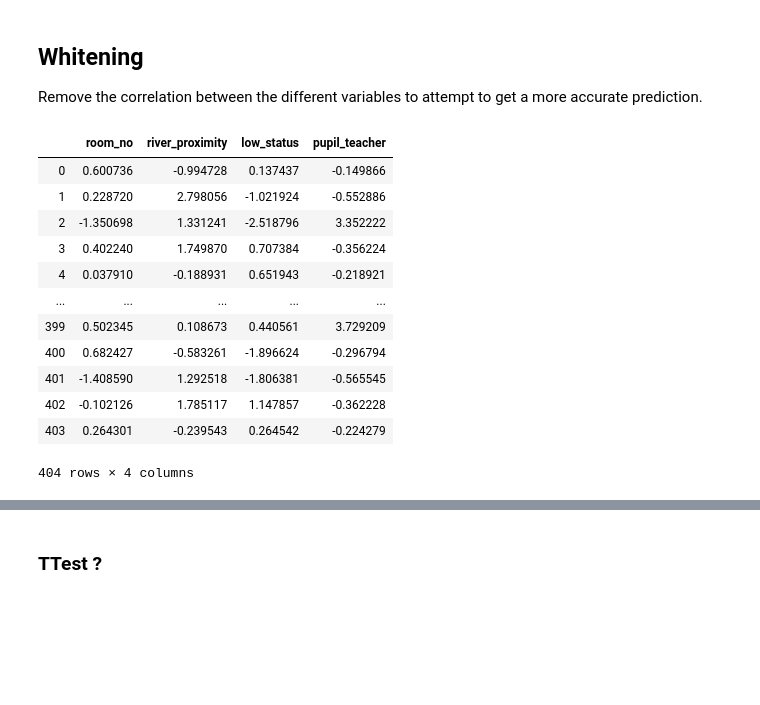
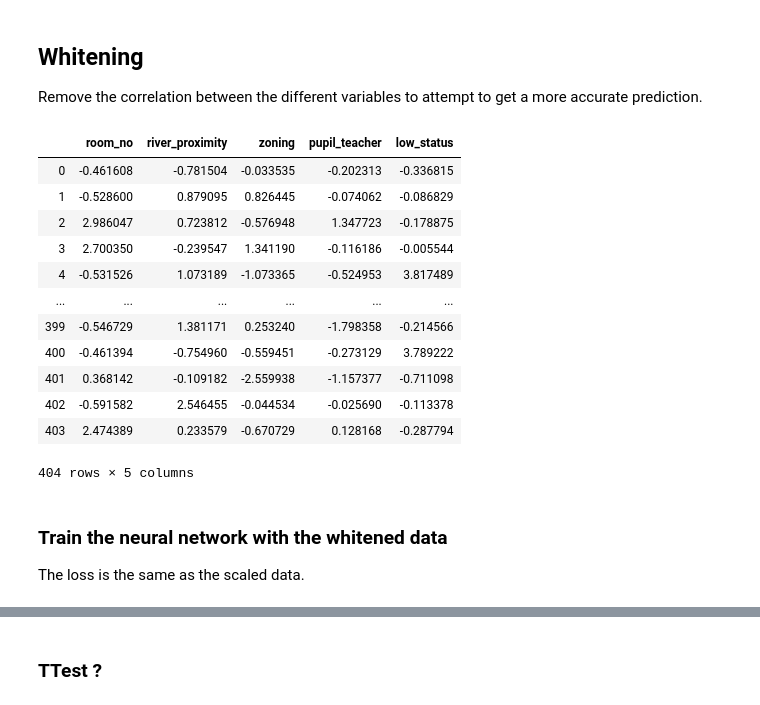
Before and after one commit to joanh3aly/boston-house-prices, a Jupyter notebook: boston-house-prices-analysis.ipynb, the cells around one changed output, grey strips where cells are left out. Drawn from its saved outputs; the diff is of its cells as text; code cells hidden in the pictures; blank space fills up the shorter version.

Commit message:
Updated scaling and whitening/ added more explanations

```diff
--- a/boston-house-prices-analysis.ipynb
+++ b/boston-house-prices-analysis.ipynb
@@ -587,6 +539,6 @@ based on the distance from the river and number of rooms.
 # %%
-# create a dataframe of inputs based on the distance from the river and number of rooms, the population status, and pupil teacher ratio.
-d = {'room_no': boston['RM'], 'river_proximity': boston['coded_chas'], 'low_status': boston['LSTAT'], 'pupil_teacher':boston['PTRATIO']}
+# d = {'room_no': boston['RM'], 'river_proximity': boston['coded_chas'], 'zoning': boston['ZN'], 'low_status': boston['LSTAT'], 'pupil_teacher':boston['PTRATIO']}
+d = {'room_no': boston['RM'], 'river_proximity': boston['coded_chas'], 'zoning': boston['ZN'], 'pupil_teacher':boston['PTRATIO'], 'low_status': boston['LSTAT'], 'low_status': boston['LSTAT']}
 # d = {'rm': boston['RM'], 'encoded_chas': boston['coded_chas']}
 inputs_df = pd.DataFrame(data=d)
 inputs_df
@@ -685,7 +635,7 @@ Name: 176, dtype: float64
 model = kr.models.Sequential()
 
 # linear activation because the median house value is an integer, not a value between 0 and 1
-model.add(kr.layers.Dense(100, input_dim=4, activation="tanh")) # relu/sigmoid/linear/tanh
+model.add(kr.layers.Dense(100, input_dim=5, activation="tanh")) # relu/sigmoid/linear/tanh
 model.add(kr.layers.Dense(40, activation="linear"))
 model.add(kr.layers.Dense(40, activation="linear"))
 model.add(kr.layers.Dense(10, activation="linear"))
@@ -793,4 +741,4 @@ model.compile(loss="mean_squared_error", optimizer="adam")
 # %%
-model.fit(inputs_train, outputs_train, epochs=100, batch_size=10)
+model.fit(inputs_train_scaled, outputs_train, epochs=100, batch_size=10)
 # %% [output]
 Epoch 1/100
@@ -848,24 +810,24 @@ Remove the correlation between the different variables to attempt to get a more
 # %%
 import sklearn.decomposition as dec
 
-pca = dec.PCA(n_components=4, whiten=True)
+pca = dec.PCA(n_components=5, whiten=True)
 pca.fit(inputs_train)
 inputs_train_white = pd.DataFrame(pca.transform(inputs_train), columns=inputs_train.columns)
 inputs_train_white
 # %% [output]
-|  | room_no | river_proximity | low_status | pupil_teacher |
-| 0 | 0.600736 | -0.994728 | 0.137437 | -0.149866 |
-| 1 | 0.228720 | 2.798056 | -1.021924 | -0.552886 |
-| 2 | -1.350698 | 1.331241 | -2.518796 | 3.352222 |
-| 3 | 0.402240 | 1.749870 | 0.707384 | -0.356224 |
-| 4 | 0.037910 | -0.188931 | 0.651943 | -0.218921 |
-| ... | ... | ... | ... | ... |
-| 399 | 0.502345 | 0.108673 | 0.440561 | 3.729209 |
-| 400 | 0.682427 | -0.583261 | -1.896624 | -0.296794 |
-| 401 | -1.408590 | 1.292518 | -1.806381 | -0.565545 |
-| 402 | -0.102126 | 1.785117 | 1.147857 | -0.362228 |
-| 403 | 0.264301 | -0.239543 | 0.264542 | -0.224279 |
+|  | room_no | river_proximity | zoning | pupil_teacher | low_status |
+| 0 | -0.461608 | -0.781504 | -0.033535 | -0.202313 | -0.336815 |
+| 1 | -0.528600 | 0.879095 | 0.826445 | -0.074062 | -0.086829 |
+| 2 | 2.986047 | 0.723812 | -0.576948 | 1.347723 | -0.178875 |
+| 3 | 2.700350 | -0.239547 | 1.341190 | -0.116186 | -0.005544 |
+| 4 | -0.531526 | 1.073189 | -1.073365 | -0.524953 | 3.817489 |
+| ... | ... | ... | ... | ... | ... |
+| 399 | -0.546729 | 1.381171 | 0.253240 | -1.798358 | -0.214566 |
+| 400 | -0.461394 | -0.754960 | -0.559451 | -0.273129 | 3.789222 |
+| 401 | 0.368142 | -0.109182 | -2.559938 | -1.157377 | -0.711098 |
+| 402 | -0.591582 | 2.546455 | -0.044534 | -0.025690 | -0.113378 |
+| 403 | 2.474389 | 0.233579 | -0.670729 | 0.128168 | -0.287794 |
-404 rows × 4 columns
+404 rows × 5 columns
 # %%
 model = kr.models.Sequential()
 
@@ -877,4 +839,7 @@ model.add(kr.layers.Dense(10, activation="linear"))
 model.add(kr.layers.Dense(1,  activation="linear"))
 
 model.compile(loss="mean_squared_error", optimizer="adam")
+# %% [markdown]
+### Train the neural network with the whitened data
+The loss is the same as the scaled data.
 # %%
```
Also changed, not shown: parts of 68 cells of this notebook.
